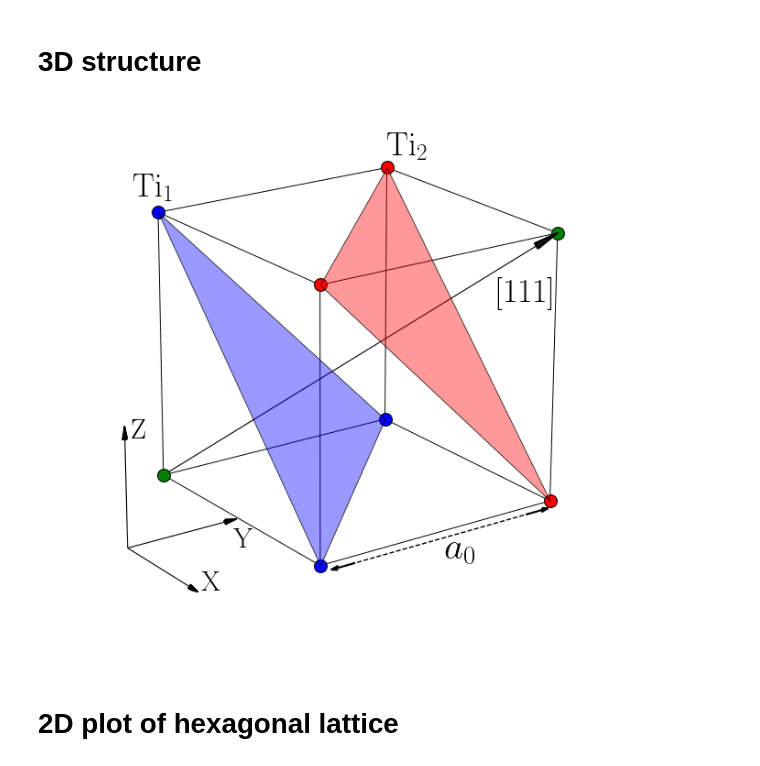
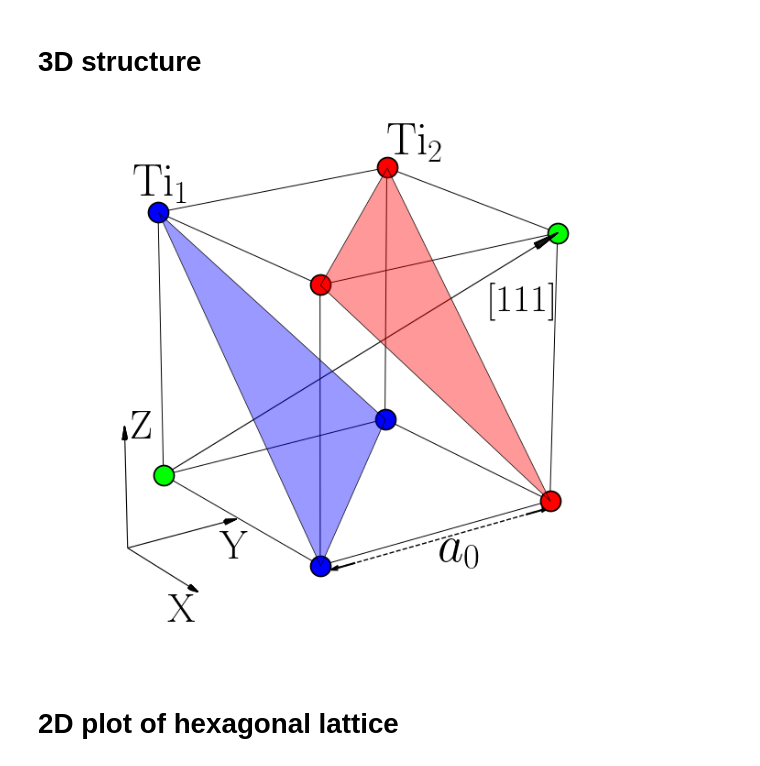
Before and after one commit to j-czarnecki/LAO-STO, a Jupyter notebook: Symbolic/PlotStructure.ipynb, the cells around one changed output. Drawn from its saved outputs; the diff is of its cells as text; code cells hidden in the pictures.

```diff
--- a/Symbolic/PlotStructure.ipynb
+++ b/Symbolic/PlotStructure.ipynb
@@ -101,7 +101,7 @@ def plot_3d_double_arrow(ax, start, end, label, arrow_length=0.1):
         mid[1],
         mid[2],
         label,
-        fontsize=30,
+        fontsize=40,
         color="black",
         ha="center",
         va="center",
@@ -225,11 +225,11 @@ ax.scatter(
     corners_1[:, 0],
     corners_1[:, 1],
     corners_1[:, 2],
-    color="green",
-    s=100,
+    color="lime",
+    s=250,
     depthshade=False,
     edgecolors="black",
-    linewidth=0.75,
+    linewidth=1.25,
     zorder=1,
 )
 ax.scatter(
@@ -237,10 +237,10 @@ ax.scatter(
     corners_2[:, 1],
     corners_2[:, 2],
     color="red",
-    s=100,
+    s=250,
     depthshade=False,
     edgecolors="black",
-    linewidth=0.75,
+    linewidth=1.25,
     zorder=1,
 )
 ax.scatter(
@@ -248,10 +248,10 @@ ax.scatter(
     corners_3[:, 1],
     corners_3[:, 2],
     color="blue",
-    s=100,
+    s=250,
     depthshade=False,
     edgecolors="black",
-    linewidth=0.75,
+    linewidth=1.25,
     zorder=1,
 )
 
@@ -287,40 +287,40 @@ draw_3d_arrow(
     ax, -0.1, -0.1, -0.3, 0.48, 0, 0, head_length=0.1, head_width=0.01, linewidth=0.8
 )
 draw_3d_arrow(
     ax, -0.1, -0.1, -0.3, 0, 0.48, 0, head_length=0.1, head_width=0.01, linewidth=0.8
 )
 draw_3d_arrow(
     ax, -0.1, -0.1, -0.3, 0, 0, 0.48, head_length=0.1, head_width=0.01, linewidth=0.8
 )
 draw_3d_arrow(ax, 0, 0, 0, 1, 1, 1, head_length=0.05, head_width=0.015, linewidth=0.8)
 
 plot_3d_double_arrow(ax, (1.05, 0.01, 0), (1.05, 0.95, 0), r"$a_0$")
 
 
-ax.text(0.95, 0.78, 0.78, r"$[111]$", fontsize=26)
+ax.text(0.95, 0.75, 0.75, r"$[111]$", fontsize=30)
 ax.set_xlim([-0.15, 1])  # Set x-axis range
 ax.set_ylim([-0.15, 1])  # Set y-axis range
 ax.set_zlim([-0.15, 1])  # Set z-axis range
 
 # Label axes
-ax.text(0.75, -0.32, -0.1, "X", color="black", fontsize=22)
-ax.text(-0.08, 0.35, -0.4, "Y", color="black", fontsize=22)
-ax.text(-0.1, -0.07, 0.13, "Z", color="black", fontsize=22)
+ax.text(0.9, -0.55, -0.1, "X", color="black", fontsize=32)
+ax.text(-0.02, 0.25, -0.4, "Y", color="black", fontsize=32)
+ax.text(-0.1, -0.07, 0.13, "Z", color="black", fontsize=32)
 
 # Sublattices
-ax.text(0, -0.1, 1.08, r"$\text{Ti}_1$", color="black", fontsize=26)
-ax.text(0, 1, 1.05, r"$\text{Ti}_2$", color="black", fontsize=26)
+ax.text(0, -0.1, 1.08, r"$\text{Ti}_1$", color="black", fontsize=36)
+ax.text(0, 1, 1.05, r"$\text{Ti}_2$", color="black", fontsize=36)
 
 ax.view_init(elev=20, azim=-35)
 # Hide the 3D axis lines
 ax.set_axis_off()
 
 # Show the plot
 plt.show()
 
 #plt.savefig("cubic_structure.png")
 # %% [output]
-[figure, old version]
+[figure, new version]
 # %% [markdown]
 # 2D plot of hexagonal lattice
 # %%
```
Also changed, not shown: parts of 1 cell of this notebook, 29 other files.
